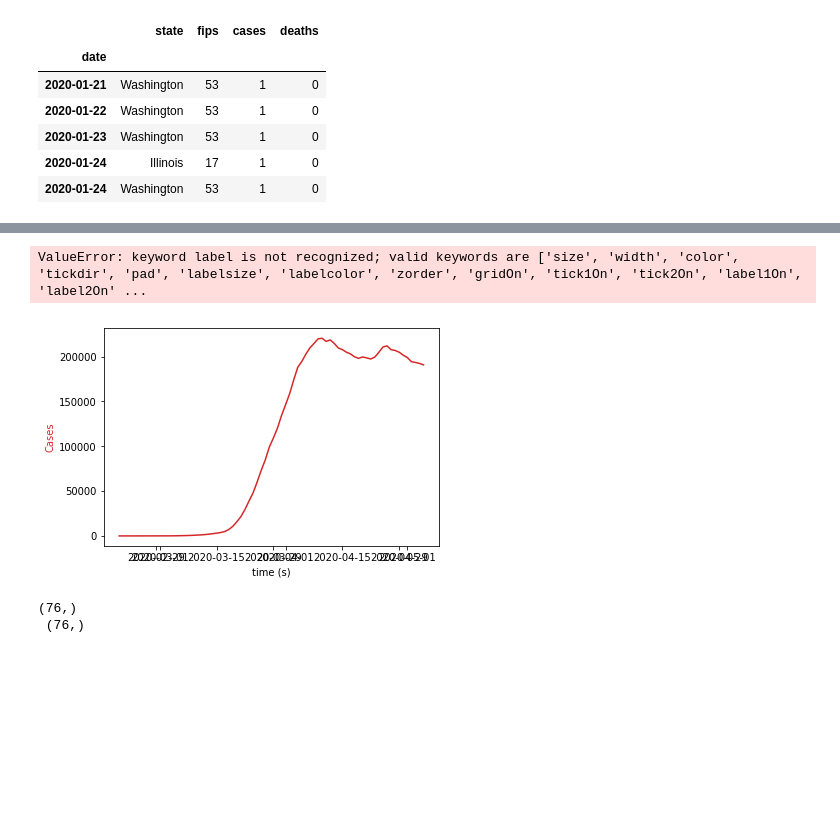
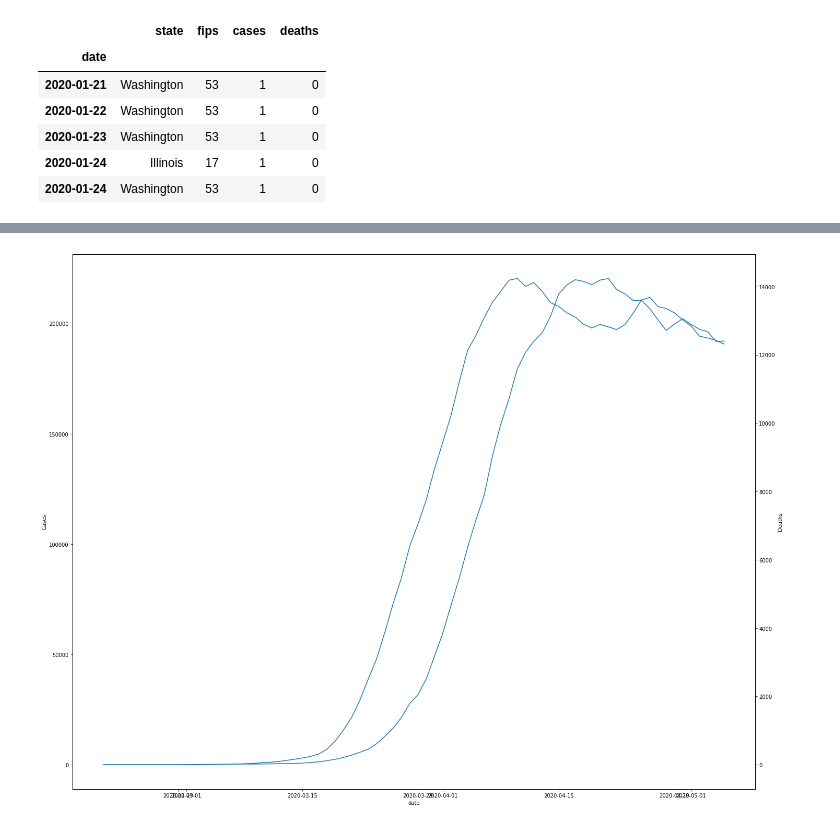
Before and after one commit to dviabhav/NYTCovidData, a Jupyter notebook: Covid19 file.ipynb, the cells around one changed output, grey strips where cells are left out. Drawn from its saved outputs; the diff is of its cells as text; code cells hidden in the pictures; blank space fills up the shorter version.

```diff
--- a/Covid19 file.ipynb
+++ b/Covid19 file.ipynb
@@ -47,32 +51,29 @@ plt.legend()
 # %%
 t = raw_US.index.to_list()[30:]
 data1 = raw_US.cases.diff(7)[30:]
 data2 = raw_US.deaths.diff(7)[30:]
 
-fig, ax1 = plt.subplots()
+fig, ax1 = plt.subplots( figsize=(20,15) )
 
-color = 'tab:red'
-ax1.set_xlabel('time (s)')
-ax1.set_ylabel('Cases', color=color)
-ax1.plot(t, data1, color=color)
-ax1.tick_params(axis='y', labelcolor=color, label = 'Cases')
-
+#color = 'tab:red'
+ax1.set_xlabel('date')
+#ax1.set_ylabel('Cases', color=color)
+ax1.set_ylabel('Cases')
+#ax1.plot(t, data1, color=color)
+ax1.plot(t, data1)
+#ax1.tick_params(axis='y', labelcolor=color)
+ax1.tick_params(axis='y')
 ax2 = ax1.twinx()  # instantiate a second axes that shares the same x-axis
 
-color = 'tab:blue'
-ax2.set_ylabel('Deaths', color=color)  # we already handled the x-label with ax1
-ax2.plot(t, data2, color=color)
-ax2.tick_params(axis='y', labelcolor=color, label = 'Deaths')
+#color = 'tab:blue'
+#ax2.set_ylabel('Deaths', color=color)  # we already handled the x-label with ax1
+ax2.set_ylabel('Deaths')  # we already handled the x-label with ax1
+#ax2.plot(t, data2, color=color)
+ax2.plot(t, data2)
+#ax2.tick_params(axis='y', labelcolor=color)
+ax2.tick_params(axis='y')
 
-plt.figure(figsize= (30,15))
 fig.tight_layout()  # otherwise the right y-label is slightly clipped
-plt.legend()
 plt.show()
 # %% [output]
-ValueError: keyword label is not recognized; valid keywords are ['size', 'width', 'color', 'tickdir', 'pad', 'labelsize', 'labelcolor', 'zorder', 'gridOn', 'tick1On', 'tick2On', 'label1On', 'label2On' ...
-[figure, old version]
+[figure, new version]
-# %%
-print(data1.shape, "\n", data2.shape)
-# %% [output]
-(76,)
- (76,)
```
Also changed, not shown: parts of 2 cells of this notebook.
